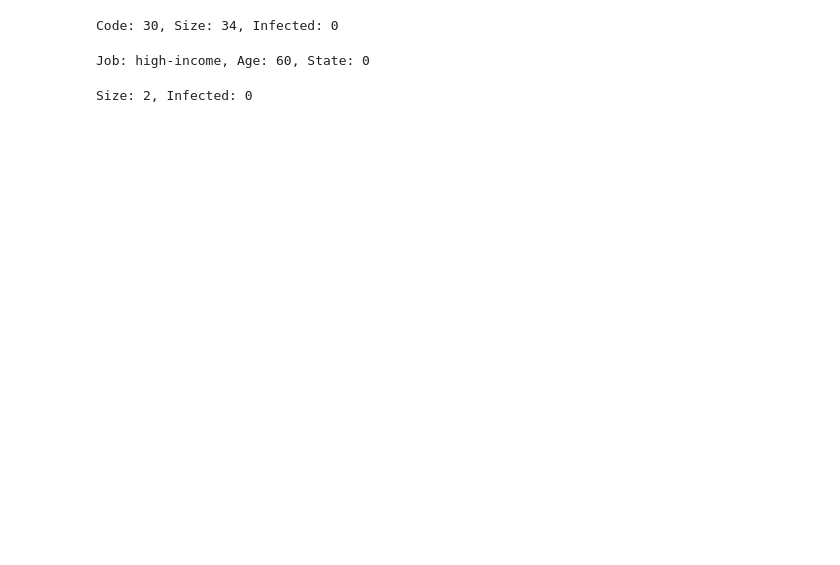
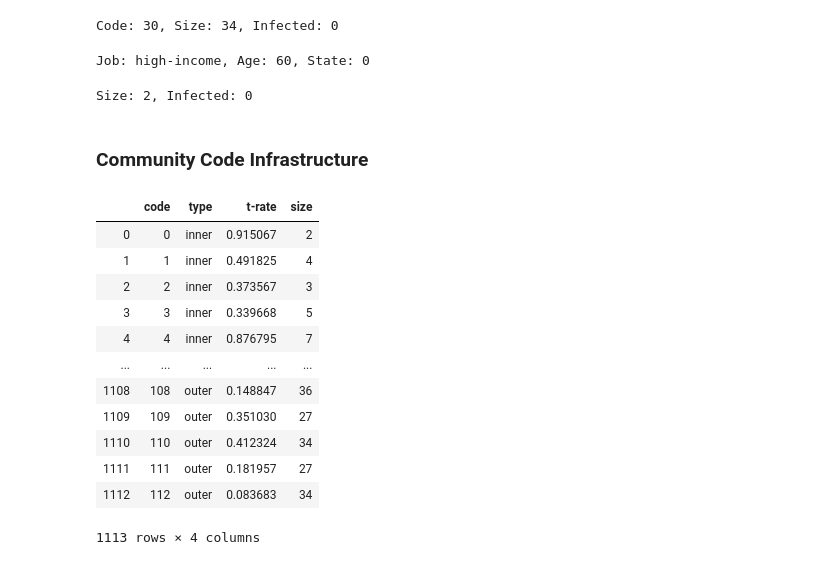
Before and after one commit to Eddie-MG/covid-transmission, a Jupyter notebook: covid-19-transmission.ipynb, the cells around one changed output. Drawn from its saved outputs; the diff is of its cells as text; code cells hidden in the pictures; blank space fills up the shorter version.

```diff
--- a/covid-19-transmission.ipynb
+++ b/covid-19-transmission.ipynb
@@ -102,11 +152,0 @@ for i in range(0, len(houses)):
-# %%
-pep_cnt = len(peeps)
-for house in houses:
-    job = house.members[0].job
-
-    for new_member in range(0, house.size -1):
-        age = abs(house.members[0].age + random.randint(-5, 5))
-        person = dude(job, age, pep_cnt, network=[house])
-        house.members.append(person)
-        peeps.append(person)
-        pep_cnt +=1
@@ -182,3 +241,21 @@ Job: high-income, Age: 60, State: 0
 print(peeps[5].network[0])
 # %% [output]
 Size: 2, Infected: 0
+# %% [markdown]
+### Community Code Infrastructure
+# %%
+build_df([houses, ocircs], 'g')
+# %% [output]
+|  | code | type | t-rate | size |
+| 0 | 0 | inner | 0.915067 | 2 |
+| 1 | 1 | inner | 0.491825 | 4 |
+| 2 | 2 | inner | 0.373567 | 3 |
+| 3 | 3 | inner | 0.339668 | 5 |
+| 4 | 4 | inner | 0.876795 | 7 |
+| ... | ... | ... | ... | ... |
+| 1108 | 108 | outer | 0.148847 | 36 |
+| 1109 | 109 | outer | 0.351030 | 27 |
+| 1110 | 110 | outer | 0.412324 | 34 |
+| 1111 | 111 | outer | 0.181957 | 27 |
+| 1112 | 112 | outer | 0.083683 | 34 |
+1113 rows × 4 columns
```
Also changed, not shown: parts of 12 cells of this notebook.
